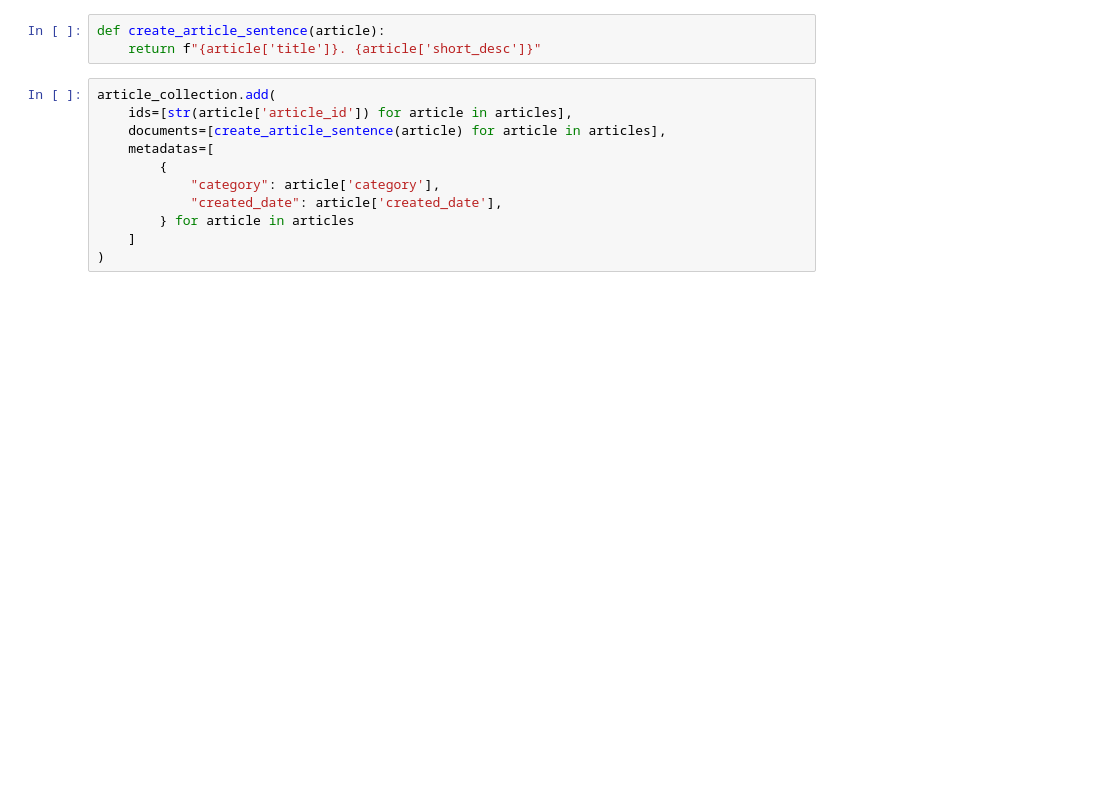
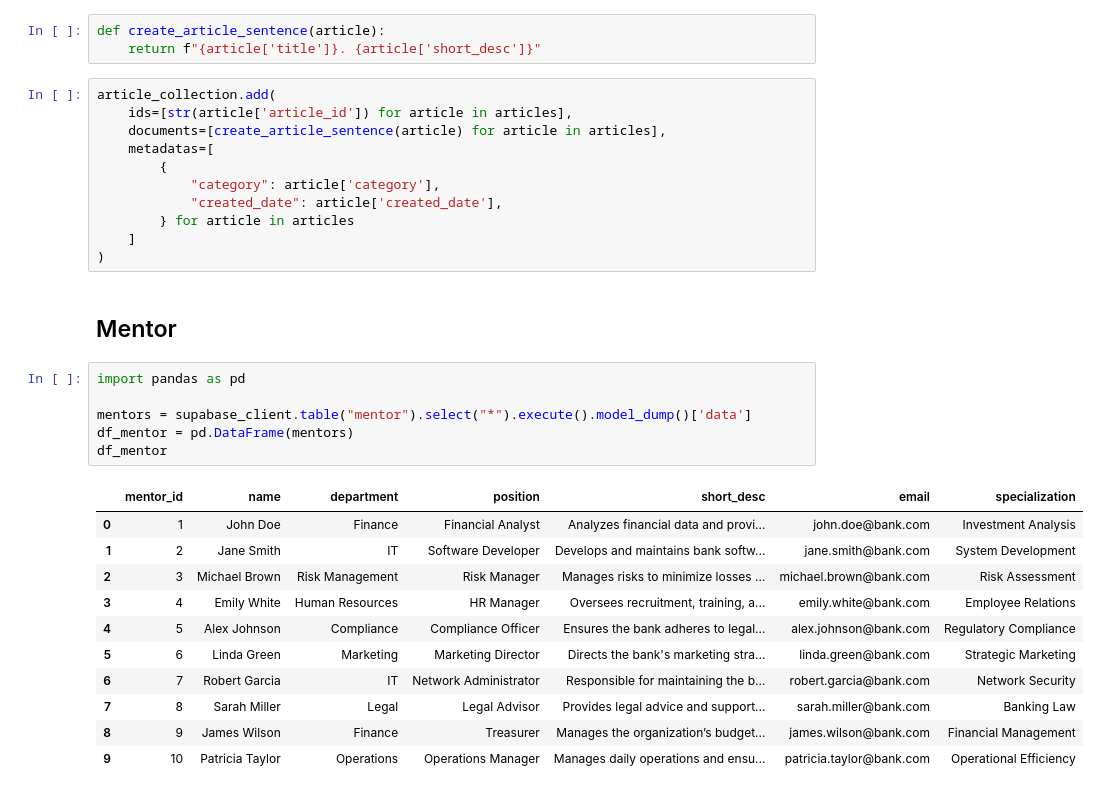
Before and after one commit to angelinemarcelle/TTP, a Jupyter notebook: backend/indexing.ipynb, the cells around one changed output. Cells and saved outputs as stored; diff of their text form; blank space fills up the shorter version.

```diff
--- a/backend/indexing.ipynb
+++ b/backend/indexing.ipynb
@@ -55,3 +55,23 @@ article_collection.add(
         } for article in articles
     ]
 )
+# %% [markdown]
+## Mentor
+# %%
+import pandas as pd
+
+mentors = supabase_client.table("mentor").select("*").execute().model_dump()['data']
+df_mentor = pd.DataFrame(mentors)
+df_mentor
+# %% [output]
+|  | mentor_id | name | department | position | short_desc | email | specialization |
+| 0 | 1 | John Doe | Finance | Financial Analyst | Analyzes financial data and provi... | john.doe@bank.com | Investment Analysis |
+| 1 | 2 | Jane Smith | IT | Software Developer | Develops and maintains bank softw... | jane.smith@bank.com | System Development |
+| 2 | 3 | Michael Brown | Risk Management | Risk Manager | Manages risks to minimize losses ... | michael.brown@bank.com | Risk Assessment |
+| 3 | 4 | Emily White | Human Resources | HR Manager | Oversees recruitment, training, a... | emily.white@bank.com | Employee Relations |
+| 4 | 5 | Alex Johnson | Compliance | Compliance Officer | Ensures the bank adheres to legal... | alex.johnson@bank.com | Regulatory Compliance |
+| 5 | 6 | Linda Green | Marketing | Marketing Director | Directs the bank's marketing stra... | linda.green@bank.com | Strategic Marketing |
+| 6 | 7 | Robert Garcia | IT | Network Administrator | Responsible for maintaining the b... | robert.garcia@bank.com | Network Security |
+| 7 | 8 | Sarah Miller | Legal | Legal Advisor | Provides legal advice and support... | sarah.miller@bank.com | Banking Law |
+| 8 | 9 | James Wilson | Finance | Treasurer | Manages the organization’s budget... | james.wilson@bank.com | Financial Management |
+| 9 | 10 | Patricia Taylor | Operations | Operations Manager | Manages daily operations and ensu... | patricia.taylor@bank.com | Operational Efficiency |
```
Also changed, not shown: parts of 14 cells of this notebook, 4 other files.
